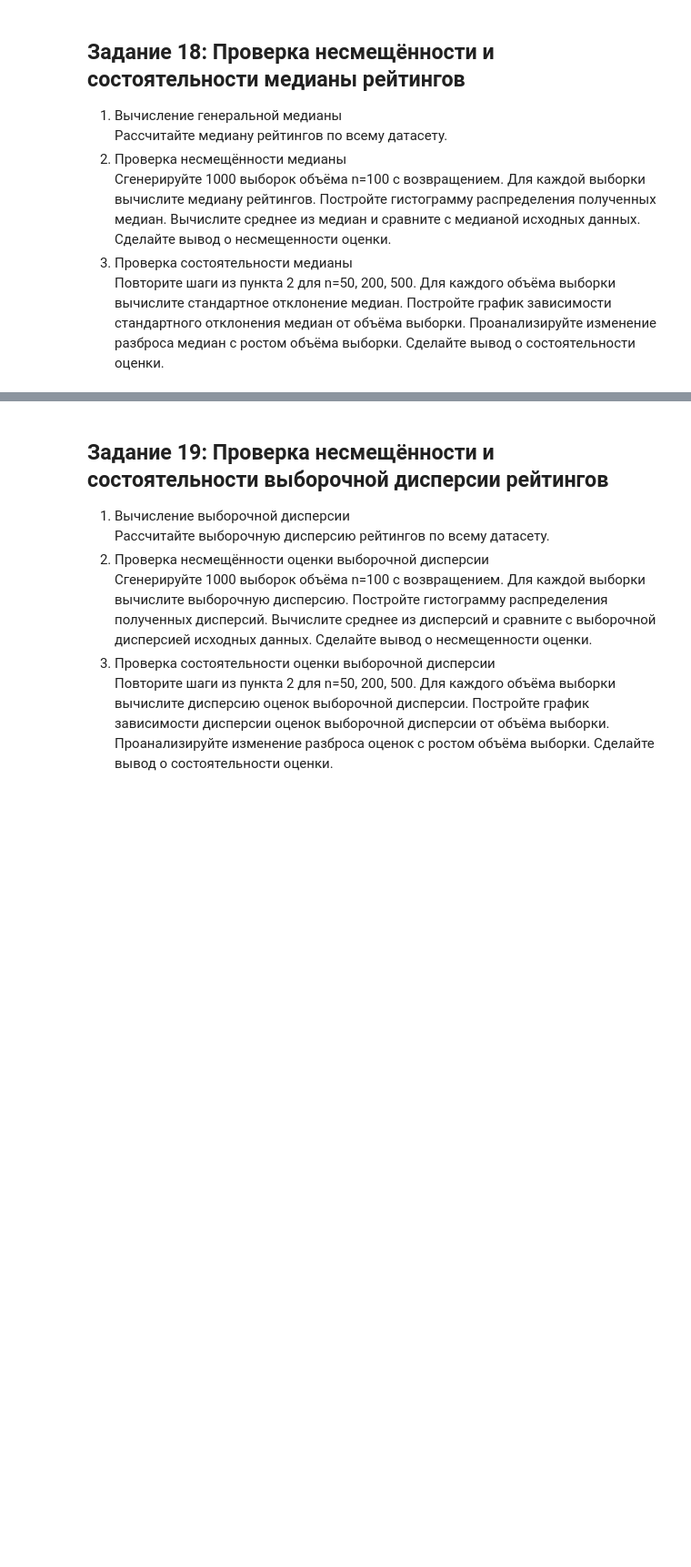
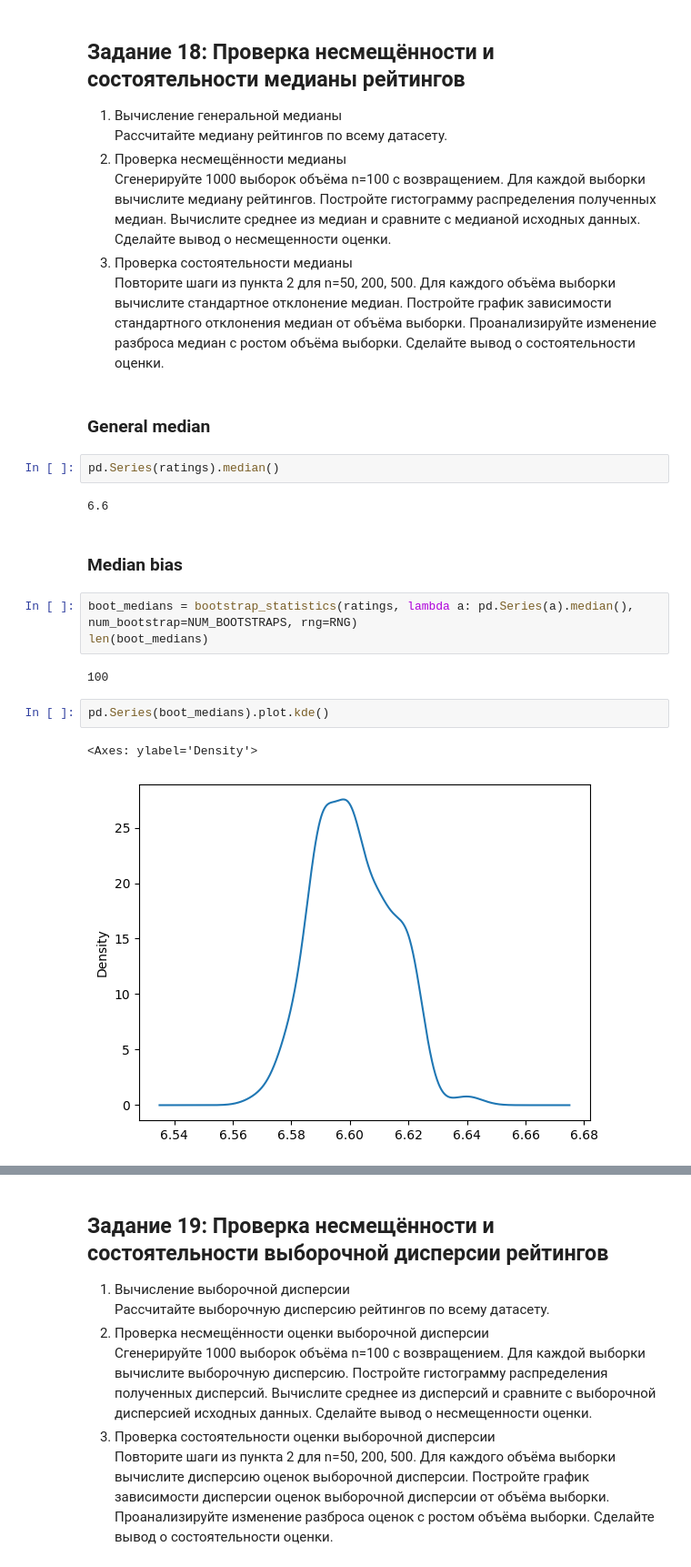
Before and after one commit to semwett0301/stat-ml-labs, a Jupyter notebook: statistic-course/math_stat_1.ipynb, the cells around one changed output, grey strips where cells are left out. Shown at 91% size. Cells and saved outputs as stored; diff of their text form; blank space fills up the shorter version.

```diff
--- a/statistic-course/math_stat_1.ipynb
+++ b/statistic-course/math_stat_1.ipynb
@@ -826,3 +857,21 @@ pd.Series(final_dict).plot()
 Для каждого объёма выборки вычислите стандартное отклонение медиан.
 Постройте график зависимости стандартного отклонения медиан от объёма выборки.
 Проанализируйте изменение разброса медиан с ростом объёма выборки. Сделайте вывод о состоятельности оценки.
+# %% [markdown]
+### General median
+# %%
+pd.Series(ratings).median()
+# %% [output]
+6.6
+# %% [markdown]
+### Median bias
+# %%
+boot_medians = bootstrap_statistics(ratings, lambda a: pd.Series(a).median(), num_bootstrap=NUM_BOOTSTRAPS, rng=RNG)
+len(boot_medians)
+# %% [output]
+100
+# %%
+pd.Series(boot_medians).plot.kde()
+# %% [output]
+<Axes: ylabel='Density'>
+[figure, added]
```
Also changed, not shown: parts of 29 cells of this notebook.
